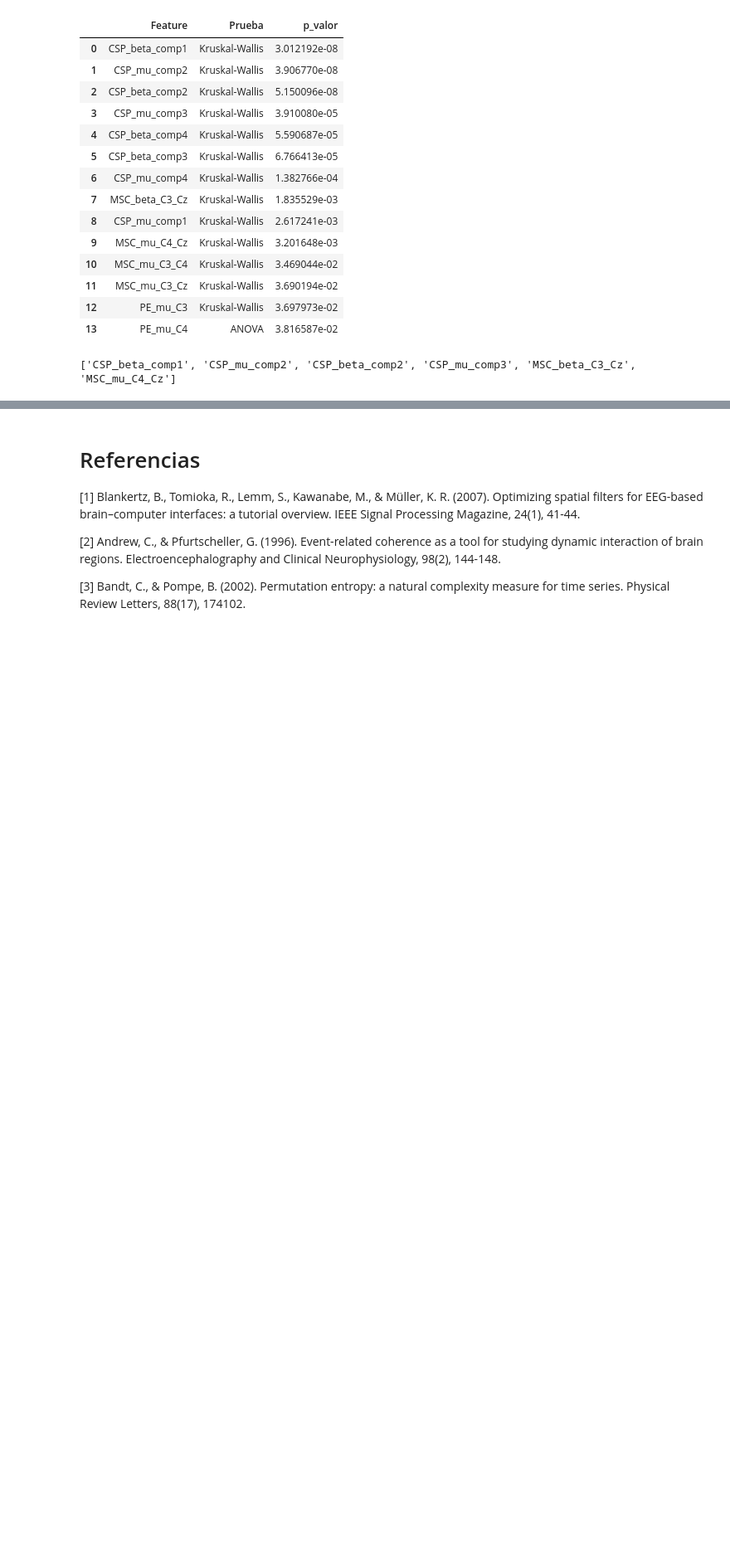
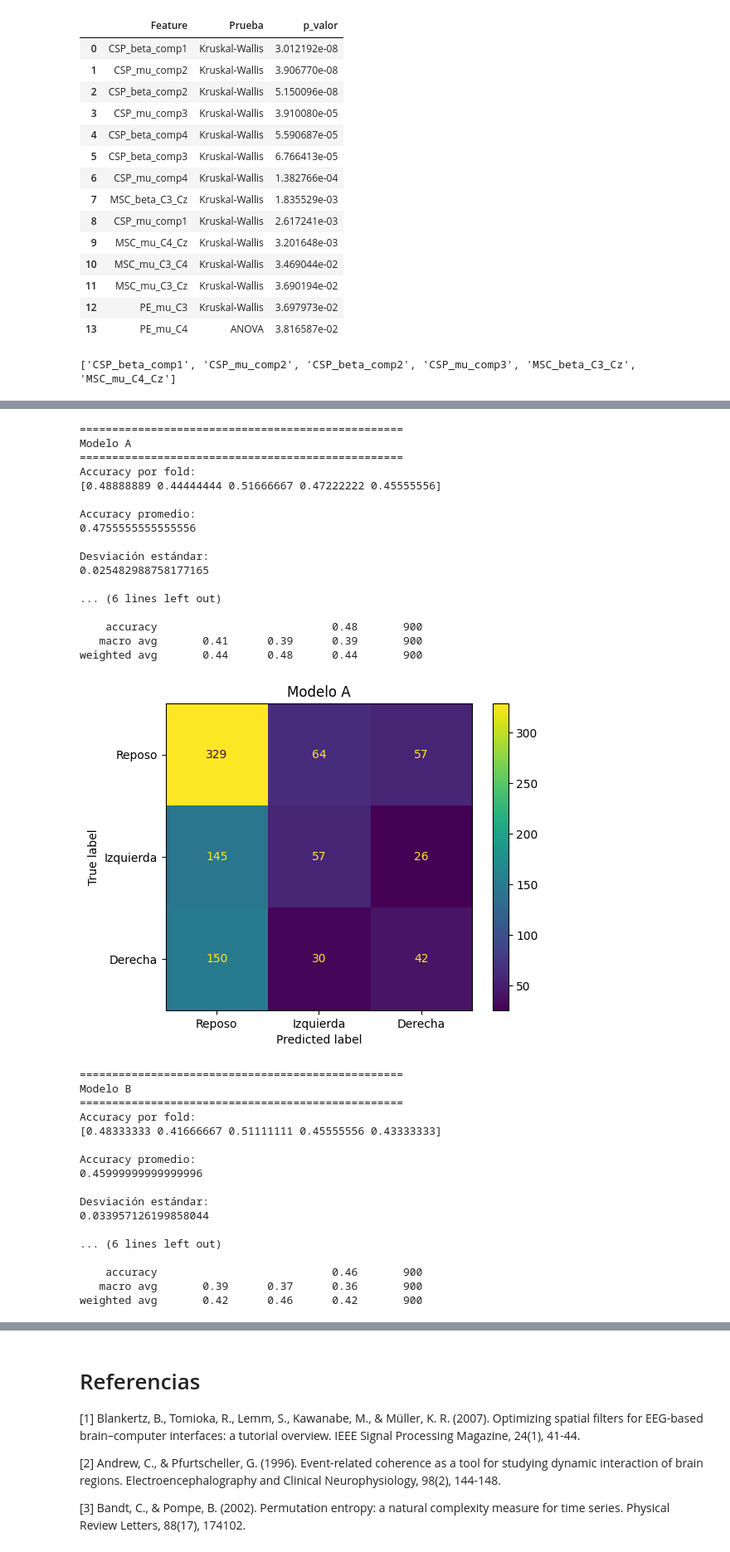
Before and after one commit to luhernandez12/Proyecto2-KarenAgudelo-LuisaHernandez, a Jupyter notebook: Codigo.ipynb, the cells around one changed output, grey strips where cells are left out. Shown at 83% size. Cells and saved outputs as stored; diff of their text form; code cells hidden in the pictures; blank space fills up the shorter version.

```diff
--- a/Codigo.ipynb
+++ b/Codigo.ipynb
@@ -1689,6 +1689,3 @@ features_C = ranking.loc[
 ].tolist()
 # %%
 features_C = ranking.head(10)['Feature'].tolist()
-# %%
-X = df_dataset_completo[features_C]
-y = df_dataset_completo['tarea']
@@ -1709,18 +1691,0 @@ modelo = SVC(
-# %%
-from sklearn.model_selection import StratifiedKFold
-from sklearn.model_selection import cross_val_score
-#Crear el K-Fold estratificado para mantener la proporciób en cada fold
-cv = StratifiedKFold(
-    n_splits=5,
-    shuffle=True,
-    random_state=42
-)
-
-#Validación curazada
-scores = cross_val_score(
-    modelo,
-    X_scaled,
-    y,
-    cv=cv,
-    scoring='accuracy'
-)
@@ -1744,0 +1789,54 @@ Desviación estándar:
+# %%
+resultado_A = evaluar_modelo_knn(
+    df_dataset_completo,
+    features_A,
+    "Modelo A"
+)
+
+resultado_B = evaluar_modelo_knn(
+    df_dataset_completo,
+    features_B,
+    "Modelo B"
+)
+
+resultado_C = evaluar_modelo_knn(
+    df_dataset_completo,
+    features_C,
+    "Modelo C"
+)
+# %% [output]
+==================================================
+Modelo A
+==================================================
+Accuracy por fold:
+[0.48888889 0.44444444 0.51666667 0.47222222 0.45555556]
+
+Accuracy promedio:
+0.4755555555555556
+
+Desviación estándar:
+0.025482988758177165
+
+... (6 lines left out)
+
+    accuracy                           0.48       900
+   macro avg       0.41      0.39      0.39       900
+weighted avg       0.44      0.48      0.44       900
+[figure, added]
+==================================================
+Modelo B
+==================================================
+Accuracy por fold:
+[0.48333333 0.41666667 0.51111111 0.45555556 0.43333333]
+
+Accuracy promedio:
+0.45999999999999996
+
+Desviación estándar:
+0.033957126199858044
+
+... (6 lines left out)
+
+    accuracy                           0.46       900
+   macro avg       0.39      0.37      0.36       900
+weighted avg       0.42      0.46      0.42       900
```
Also changed, not shown: parts of 6 cells of this notebook.
